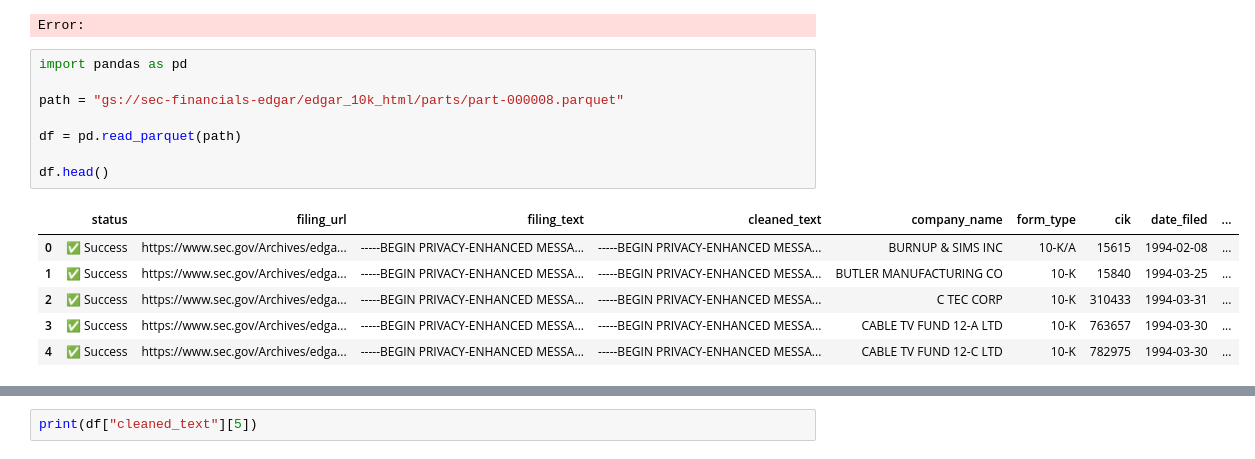
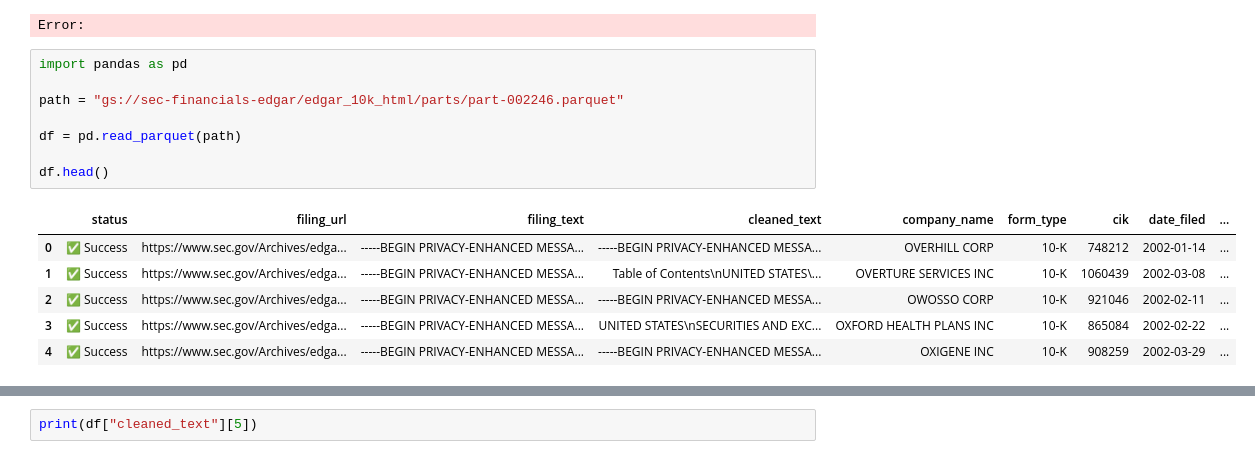
Before and after one commit to NareshChethala/sec-edgar-pipeline, a Jupyter notebook: src/01_idx_eda.ipynb, the cells around one changed output, grey strips where cells are left out. Cells and saved outputs as stored; diff of their text form.

```diff
--- a/src/01_idx_eda.ipynb
+++ b/src/01_idx_eda.ipynb
@@ -111,15 +111,15 @@ Error:
 # %%
 import pandas as pd
 
-path = "gs://sec-financials-edgar/edgar_10k_html/parts/part-000008.parquet"
+path = "gs://sec-financials-edgar/edgar_10k_html/parts/part-002246.parquet"
 
 df = pd.read_parquet(path)
 
 df.head()
 # %% [output]
 |  | status | filing_url | filing_text | cleaned_text | company_name | form_type | cik | date_filed | ... |
-| 0 | ✅ Success | https://www.sec.gov/Archives/edga... | -----BEGIN PRIVACY-ENHANCED MESSA... | -----BEGIN PRIVACY-ENHANCED MESSA... | BURNUP & SIMS INC | 10-K/A | 15615 | 1994-02-08 | ... |
-| 1 | ✅ Success | https://www.sec.gov/Archives/edga... | -----BEGIN PRIVACY-ENHANCED MESSA... | -----BEGIN PRIVACY-ENHANCED MESSA... | BUTLER MANUFACTURING CO | 10-K | 15840 | 1994-03-25 | ... |
-| 2 | ✅ Success | https://www.sec.gov/Archives/edga... | -----BEGIN PRIVACY-ENHANCED MESSA... | -----BEGIN PRIVACY-ENHANCED MESSA... | C TEC CORP | 10-K | 310433 | 1994-03-31 | ... |
-| 3 | ✅ Success | https://www.sec.gov/Archives/edga... | -----BEGIN PRIVACY-ENHANCED MESSA... | -----BEGIN PRIVACY-ENHANCED MESSA... | CABLE TV FUND 12-A LTD | 10-K | 763657 | 1994-03-30 | ... |
-| 4 | ✅ Success | https://www.sec.gov/Archives/edga... | -----BEGIN PRIVACY-ENHANCED MESSA... | -----BEGIN PRIVACY-ENHANCED MESSA... | CABLE TV FUND 12-C LTD | 10-K | 782975 | 1994-03-30 | ... |
+| 0 | ✅ Success | https://www.sec.gov/Archives/edga... | -----BEGIN PRIVACY-ENHANCED MESSA... | -----BEGIN PRIVACY-ENHANCED MESSA... | OVERHILL CORP | 10-K | 748212 | 2002-01-14 | ... |
+| 1 | ✅ Success | https://www.sec.gov/Archives/edga... | -----BEGIN PRIVACY-ENHANCED MESSA... | Table of Contents\nUNITED STATES\... | OVERTURE SERVICES INC | 10-K | 1060439 | 2002-03-08 | ... |
+| 2 | ✅ Success | https://www.sec.gov/Archives/edga... | -----BEGIN PRIVACY-ENHANCED MESSA... | -----BEGIN PRIVACY-ENHANCED MESSA... | OWOSSO CORP | 10-K | 921046 | 2002-02-11 | ... |
+| 3 | ✅ Success | https://www.sec.gov/Archives/edga... | -----BEGIN PRIVACY-ENHANCED MESSA... | UNITED STATES\nSECURITIES AND EXC... | OXFORD HEALTH PLANS INC | 10-K | 865084 | 2002-02-22 | ... |
+| 4 | ✅ Success | https://www.sec.gov/Archives/edga... | -----BEGIN PRIVACY-ENHANCED MESSA... | -----BEGIN PRIVACY-ENHANCED MESSA... | OXIGENE INC | 10-K | 908259 | 2002-03-29 | ... |
```
Also changed, not shown: parts of 2 cells of this notebook.
